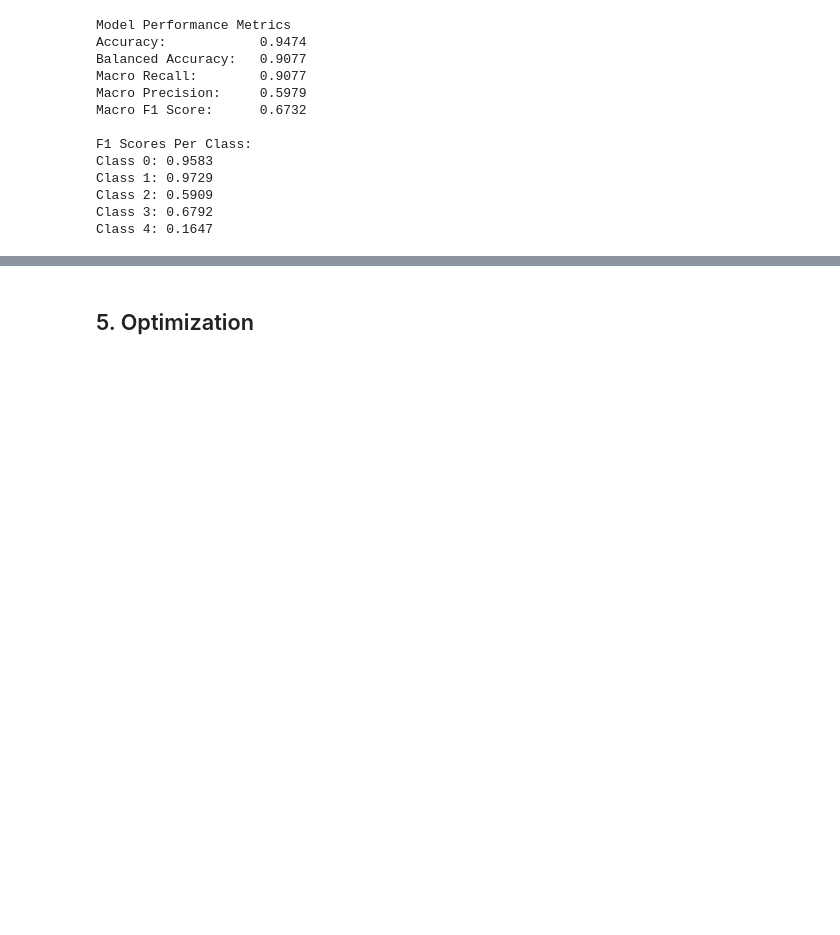
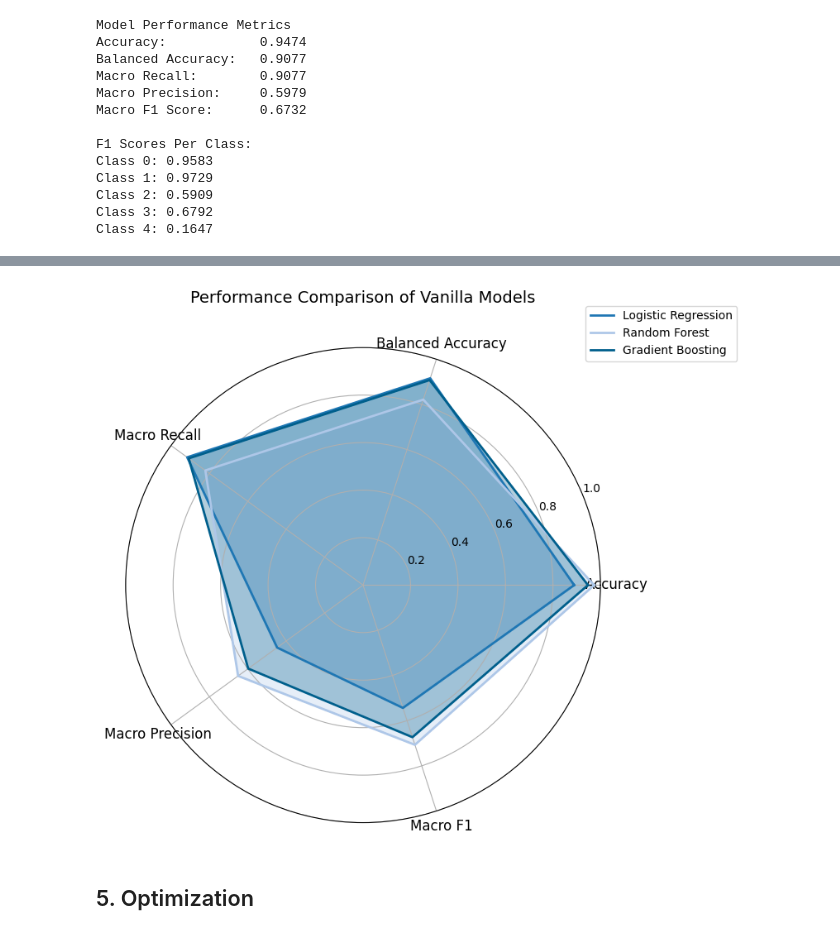
Before and after one commit to JakobBullinger/RAG-PredictiveMaintenance, a Jupyter notebook: 1-algorithm/Algorithm_01.ipynb, the cells around one changed output, grey strips where cells are left out. Saved outputs shown, nothing was run; the diff lists cells and outputs as text; code cells hidden in the pictures; blank space fills up the shorter version.

```diff
--- a/1-algorithm/Algorithm_01.ipynb
+++ b/1-algorithm/Algorithm_01.ipynb
@@ -502,3 +567,49 @@ Class 4: 0.1647
+# %%
+metrics_to_plot = ['Accuracy', 'Balanced Accuracy', 'Macro Recall', 'Macro Precision', 'Macro F1']
+
+# Extract the values from each model's metrics dictionary
+data = {
+    'Logistic Regression': [metrics_logreg[m] for m in metrics_to_plot],
+    'Random Forest': [metrics_rf[m] for m in metrics_to_plot],
+    'Gradient Boosting': [gdb_metrics[m] for m in metrics_to_plot]
+}
+
+# Radar chart requires the data to be "closed" (the first value repeated at the end)
+def close_circle(values):
+    return values + values[:1]
+
+# Number of metrics
+num_metrics = len(metrics_to_plot)
+
+# Calculate the angle for each axis in the plot (in radians)
+angles = np.linspace(0, 2 * np.pi, num_metrics, endpoint=False).tolist()
+angles += angles[:1]  # Complete the loop
+
+# Create the radar chart plot
+fig, ax = plt.subplots(figsize=(8, 8), subplot_kw=dict(polar=True))
+
+# Define a blue color palette
+colors = ['#1f77b4', '#aec7e8', '#005f8c']  # e.g., standard blue, light blue, and a darker blue
+
+# Plot each model's metrics on the radar chart
+for i, (model, values) in enumerate(data.items()):
+    values_closed = close_circle(values)
+    ax.plot(angles, values_closed, color=colors[i], linewidth=2, label=model)
+    ax.fill(angles, values_closed, color=colors[i], alpha=0.3)
+
+# Set the labels for each axis
+ax.set_thetagrids(np.degrees(angles[:-1]), metrics_to_plot, fontsize=12)
+
+# Set the range of the radial axis
+ax.set_ylim(0, 1)
+
+# Add title and legend
+plt.title("Performance Comparison of Vanilla Models", y=1.08, fontsize=14)
+plt.legend(loc='upper right', bbox_to_anchor=(1.3, 1.1))
+plt.tight_layout()
+plt.show()
+# %% [output]
+[figure, added]
 # %% [markdown]
 ## 5. Optimization
 # %% [markdown]
```
Also changed, not shown: parts of 6 cells of this notebook, 1 other file.
